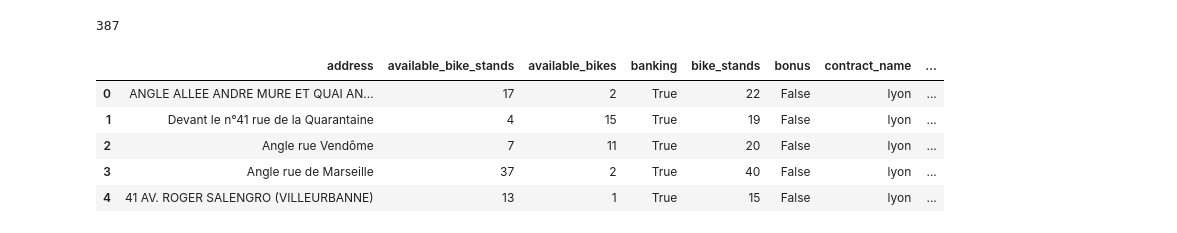
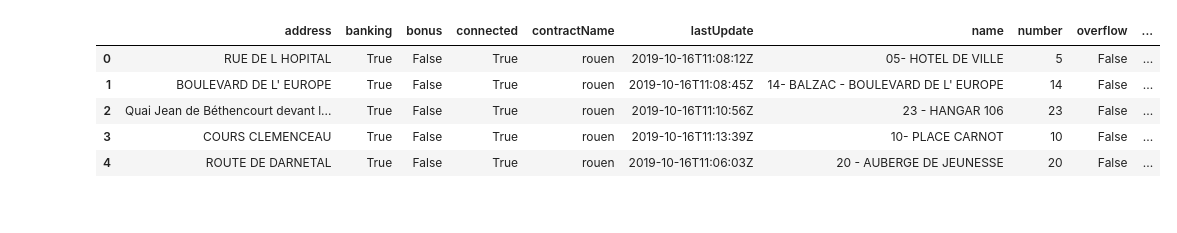
Before and after one commit to blumenta/bike-sharing-dataviz, a Jupyter notebook: 03-dashboard-prototype.ipynb, the cells around one changed output. Drawn from its saved outputs; the diff is of its cells as text; code cells hidden in the pictures.

```diff
--- a/lyon.ipynb
+++ b/03-dashboard-prototype.ipynb
@@ -24,2 +26,2 @@ import utils
 # %%
-stations = utils.get_stations_in_contract(contract_name="lyon")
+stations = utils.get_all_bike_data()
@@ -26,4 +45,0 @@ stations = utils.get_stations_in_contract(contract_name="lyon")
-# %%
-len(stations)
-# %% [output]
-387
@@ -32,9 +49,9 @@ df = utils.stations_to_pandas(stations)
 # %%
-df.head()
+stations.head()
 # %% [output]
-|  | address | available_bike_stands | available_bikes | banking | bike_stands | bonus | contract_name | ... |
-| 0 | ANGLE ALLEE ANDRE MURE ET QUAI AN... | 17 | 2 | True | 22 | False | lyon | ... |
-| 1 | Devant le n°41 rue de la Quarantaine | 4 | 15 | True | 19 | False | lyon | ... |
-| 2 | Angle rue Vendôme | 7 | 11 | True | 20 | False | lyon | ... |
-| 3 | Angle rue de Marseille | 37 | 2 | True | 40 | False | lyon | ... |
-| 4 | 41 AV. ROGER SALENGRO (VILLEURBANNE) | 13 | 1 | True | 15 | False | lyon | ... |
+|  | address | banking | bonus | connected | contractName | lastUpdate | name | number | overflow | ... |
+| 0 | RUE DE L HOPITAL | True | False | True | rouen | 2019-10-16T11:08:12Z | 05- HOTEL DE VILLE | 5 | False | ... |
+| 1 | BOULEVARD DE L' EUROPE | True | False | True | rouen | 2019-10-16T11:08:45Z | 14- BALZAC - BOULEVARD DE L' EUROPE | 14 | False | ... |
+| 2 | Quai Jean de Béthencourt devant l... | True | False | True | rouen | 2019-10-16T11:10:56Z | 23 - HANGAR 106 | 23 | False | ... |
+| 3 | COURS CLEMENCEAU | True | False | True | rouen | 2019-10-16T11:13:39Z | 10- PLACE CARNOT | 10 | False | ... |
+| 4 | ROUTE DE DARNETAL | True | False | True | rouen | 2019-10-16T11:06:03Z | 20 - AUBERGE DE JEUNESSE | 20 | False | ... |
```
Also changed, not shown: parts of 26 cells of this notebook, 1 other file.
